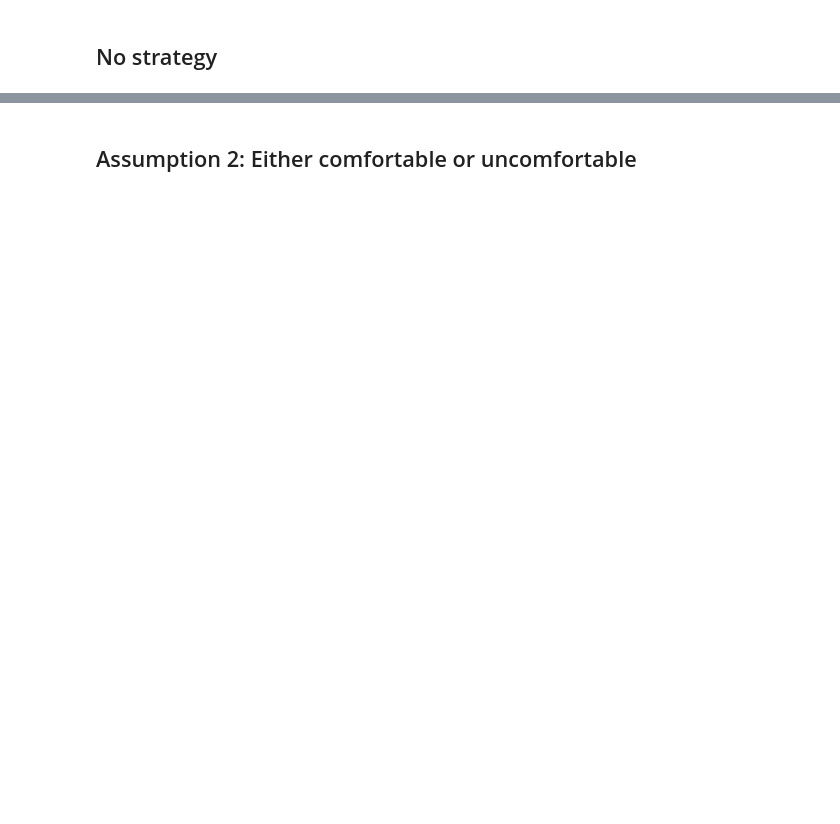
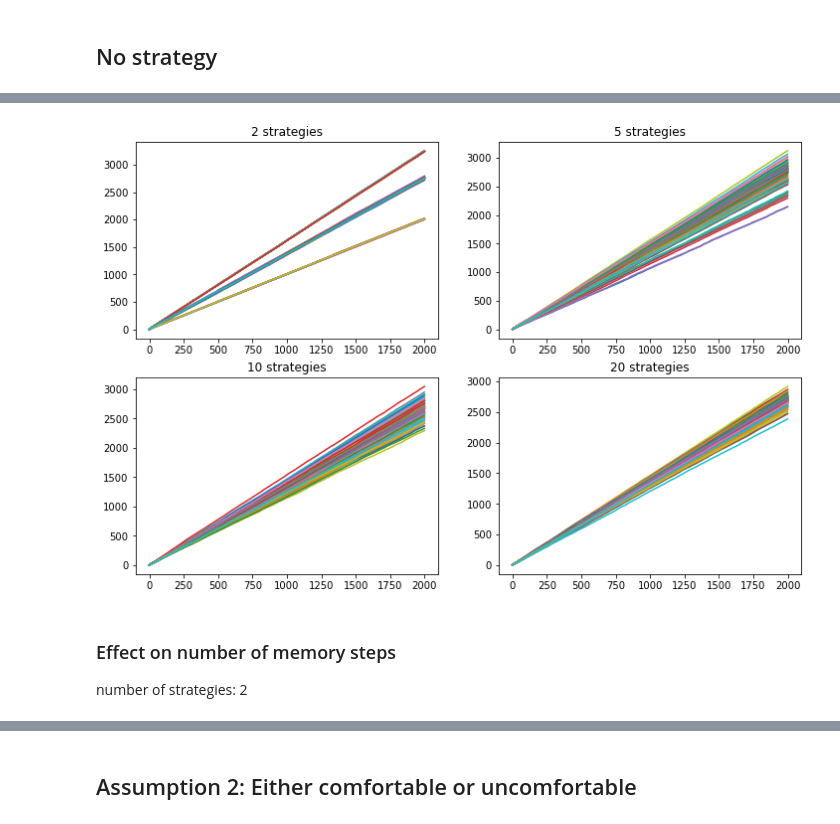
Before and after one commit to suizihuang/MSDM5003-Final-Project, a Jupyter notebook: el_farol_bar_v0.3.ipynb, the cells around one changed output, grey strips where cells are left out. Drawn from its saved outputs; the diff is of its cells as text; code cells hidden in the pictures; blank space fills up the shorter version.

```diff
--- a/el_farol_bar_v0.3.ipynb
+++ b/el_farol_bar_v0.3.ipynb
@@ -202,0 +154,13 @@ plt.show()
+# %%
+# plot r_score history
+plt.figure(figsize=(12,8))
+for i in range(len(s_list)):
+    plt.subplot(221+i)
+    plt.title(f"{s_list[i]} strategies")
+    for j in range(100):
+        plt.plot(R_score[i][j])
+# %% [output]
+[figure, added]
+# %% [markdown]
+### Effect on number of memory steps
+number of strategies: 2
```
Also changed, not shown: parts of 40 cells of this notebook.
